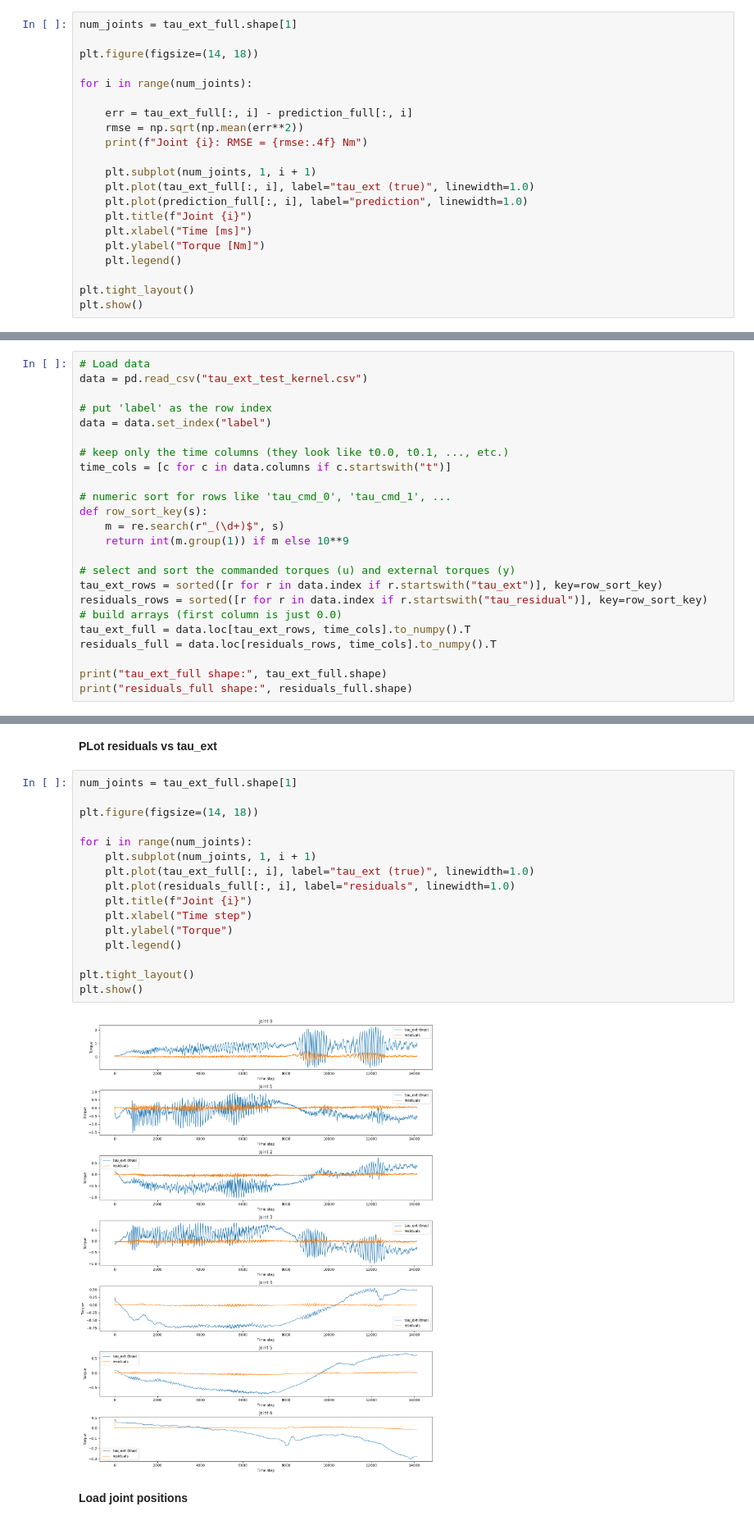
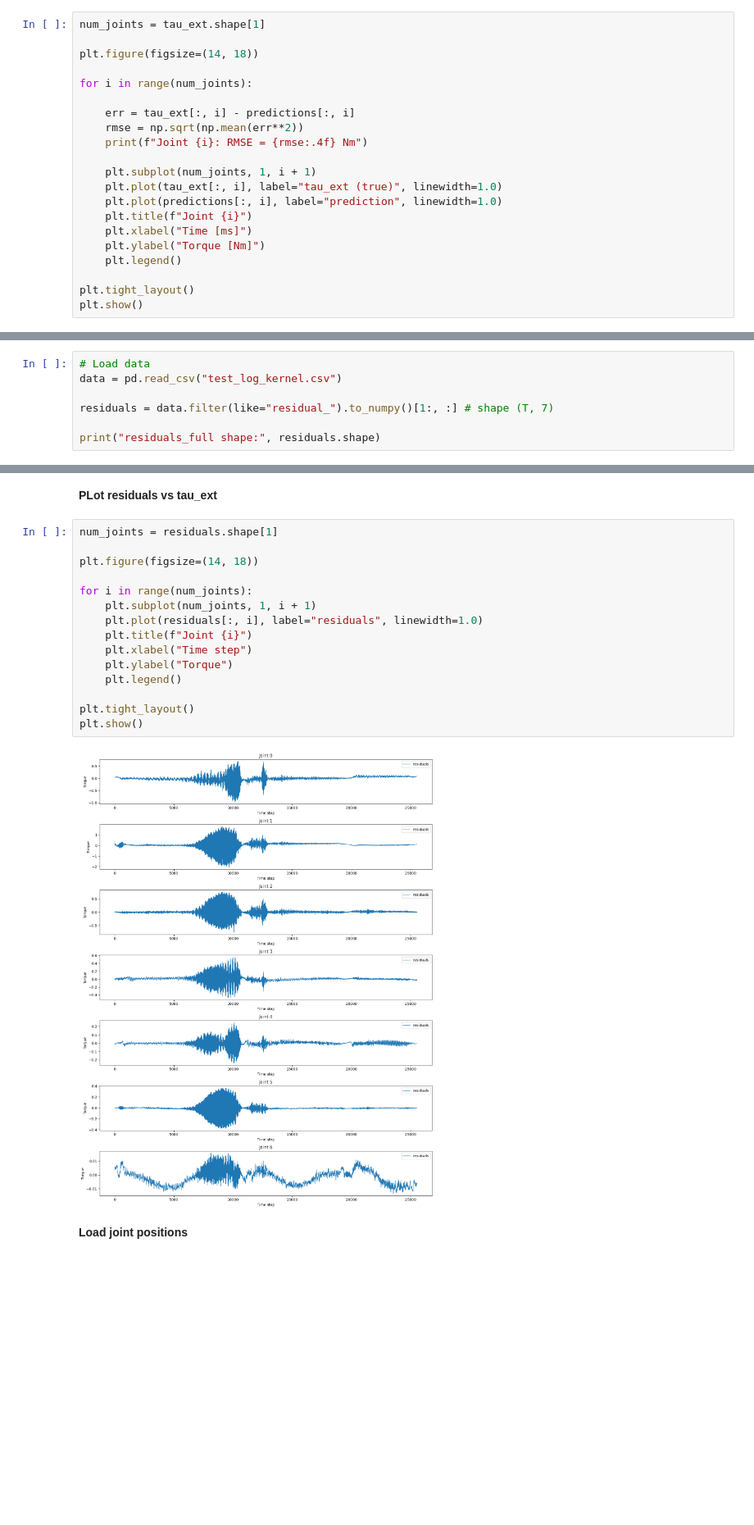
Before and after one commit to Anthony7-Ho/nonlinear_deepc_controller, a Jupyter notebook: performance_evaluation/evaluation.ipynb, the cells around one changed output, grey strips where cells are left out. Shown at 82% size. Cells and saved outputs as stored; diff of their text form; blank space fills up the shorter version.

Commit message:
Adapted kernel controller to new csv  structure and added x,y,z logging

```diff
--- a/performance_evaluation/evaluation.ipynb
+++ b/performance_evaluation/evaluation.ipynb
@@ -104,19 +23,19 @@ prediction_full shape: (14125, 7)
 # %% [markdown]
 **Plot predictions**
 # %%
-num_joints = tau_ext_full.shape[1]
+num_joints = tau_ext.shape[1]
 
 plt.figure(figsize=(14, 18))
 
 for i in range(num_joints):
 
-    err = tau_ext_full[:, i] - prediction_full[:, i]
+    err = tau_ext[:, i] - predictions[:, i]
     rmse = np.sqrt(np.mean(err**2))
     print(f"Joint {i}: RMSE = {rmse:.4f} Nm")
 
     plt.subplot(num_joints, 1, i + 1)
-    plt.plot(tau_ext_full[:, i], label="tau_ext (true)", linewidth=1.0)
-    plt.plot(prediction_full[:, i], label="prediction", linewidth=1.0)
+    plt.plot(tau_ext[:, i], label="tau_ext (true)", linewidth=1.0)
+    plt.plot(predictions[:, i], label="prediction", linewidth=1.0)
     plt.title(f"Joint {i}")
     plt.xlabel("Time [ms]")
     plt.ylabel("Torque [Nm]")
@@ -137,26 +56,9 @@ Joint 6: RMSE = 0.0065 Nm
 **Load residuals**
 # %%
 # Load data
-data = pd.read_csv("tau_ext_test_kernel.csv")
+data = pd.read_csv("test_log_kernel.csv")
 
-# put 'label' as the row index
-data = data.set_index("label")
+residuals = data.filter(like="residual_").to_numpy()[1:, :] # shape (T, 7)
 
-# keep only the time columns (they look like t0.0, t0.1, ..., etc.)
-time_cols = [c for c in data.columns if c.startswith("t")]
-
-# numeric sort for rows like 'tau_cmd_0', 'tau_cmd_1', ...
-def row_sort_key(s):
-    m = re.search(r"_(\d+)$", s)
-    return int(m.group(1)) if m else 10**9
-
-# select and sort the commanded torques (u) and external torques (y)
-tau_ext_rows = sorted([r for r in data.index if r.startswith("tau_ext")], key=row_sort_key)
-residuals_rows = sorted([r for r in data.index if r.startswith("tau_residual")], key=row_sort_key)
-# build arrays (first column is just 0.0)
-tau_ext_full = data.loc[tau_ext_rows, time_cols].to_numpy().T
-residuals_full = data.loc[residuals_rows, time_cols].to_numpy().T
-
-print("tau_ext_full shape:", tau_ext_full.shape)
-print("residuals_full shape:", residuals_full.shape)
+print("residuals_full shape:", residuals.shape)
 # %% [output]
@@ -165,23 +66,22 @@ residuals_full shape: (14127, 7)
 # %% [markdown]
 **PLot residuals vs tau_ext**
 # %%
-num_joints = tau_ext_full.shape[1]
+num_joints = residuals.shape[1]
 
 plt.figure(figsize=(14, 18))
 
 for i in range(num_joints):
     plt.subplot(num_joints, 1, i + 1)
-    plt.plot(tau_ext_full[:, i], label="tau_ext (true)", linewidth=1.0)
-    plt.plot(residuals_full[:, i], label="residuals", linewidth=1.0)
+    plt.plot(residuals[:, i], label="residuals", linewidth=1.0)
     plt.title(f"Joint {i}")
     plt.xlabel("Time step")
     plt.ylabel("Torque")
     plt.legend()
 
 plt.tight_layout()
 plt.show()
 # %% [output]
-[figure, old version]
+[figure, new version]
 # %% [markdown]
 **Load joint positions**
 # %%
```
Also changed, not shown: parts of 9 cells of this notebook, 2 other files.
